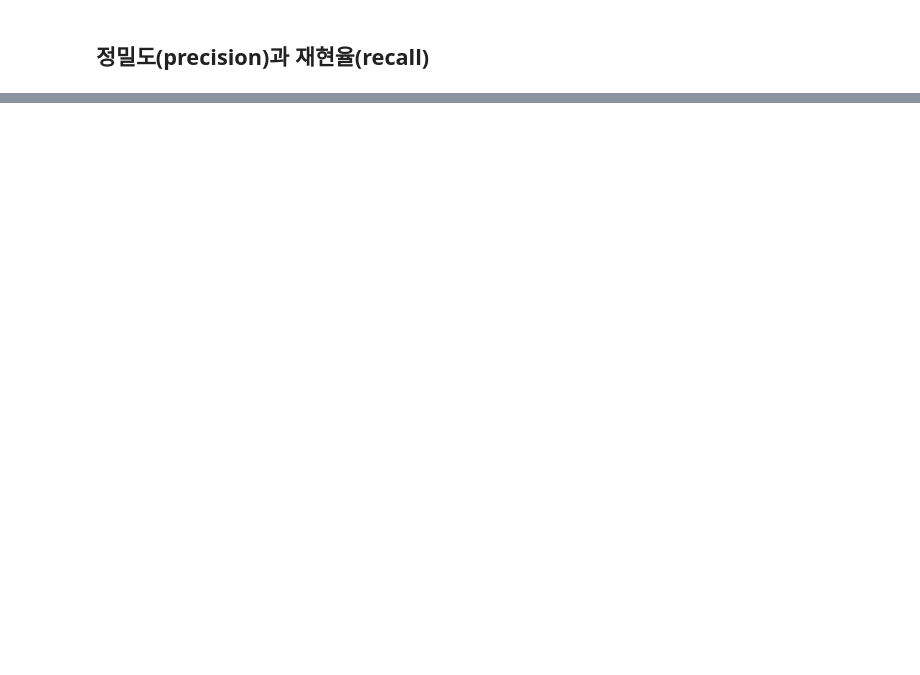
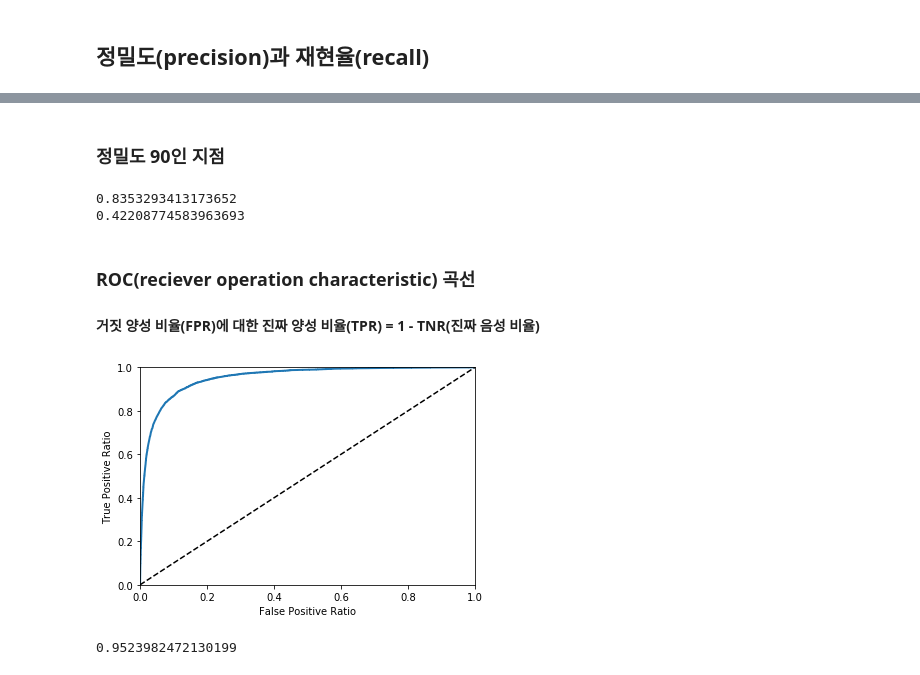
Before and after one commit to kingsmo/Python_Study, a Jupyter notebook: Hands_On_Machinlearning/MNIST.ipynb, the cells around one changed output, grey strips where cells are left out. Saved outputs shown, nothing was run; the diff lists cells and outputs as text; code cells hidden in the pictures; blank space fills up the shorter version.

```diff
--- a/Hands_On_Machinlearning/MNIST.ipynb
+++ b/Hands_On_Machinlearning/MNIST.ipynb
@@ -102,0 +115,5 @@ f1_score(y_train_9, y_train_pred)
+# %%
+from sklearn.model_selection import cross_val_predict
+y_scores = cross_val_predict(sgd_clf, X_train, y_train_9, cv=3,
+                            method="decision_function")
+y_scores
@@ -102,0 +141,33 @@ f1_score(y_train_9, y_train_pred)
+# %% [markdown]
+### 정밀도 90인 지점
+# %%
+y_trained_pred_90 = (y_scores > 80000)
+print(precision_score(y_train_9, y_trained_pred_90))
+print(recall_score(y_train_9, y_trained_pred_90))
+# %% [output]
+0.8353293413173652
+0.42208774583963693
+# %% [markdown]
+### ROC(reciever operation characteristic) 곡선
+#### 거짓 양성 비율(FPR)에 대한 진짜 양성 비율(TPR)  = 1 - TNR(진짜 음성 비율)
+# %%
+from sklearn.metrics import roc_curve
+
+fpr, tpr, thresholds = roc_curve(y_train_9, y_scores)
+# %%
+def plot_roc_curve(fpr, tpr, label=None):
+    plt.plot(fpr, tpr, linewidth=2, label=label)
+    plt.plot([0, 1], [0, 1], 'k--')
+    plt.axis([0, 1, 0, 1])
+    plt.xlabel('False Positive Ratio')
+    plt.ylabel('True Positive Ratio')
+
+plot_roc_curve(fpr, tpr)
+plt.show()
+# %% [output]
+[figure, added]
+# %%
+from sklearn.metrics import roc_auc_score
+roc_auc_score(y_train_9, y_scores)
+# %% [output]
+0.9523982472130199
```
Also changed, not shown: parts of 41 cells of this notebook, 1 other file.
